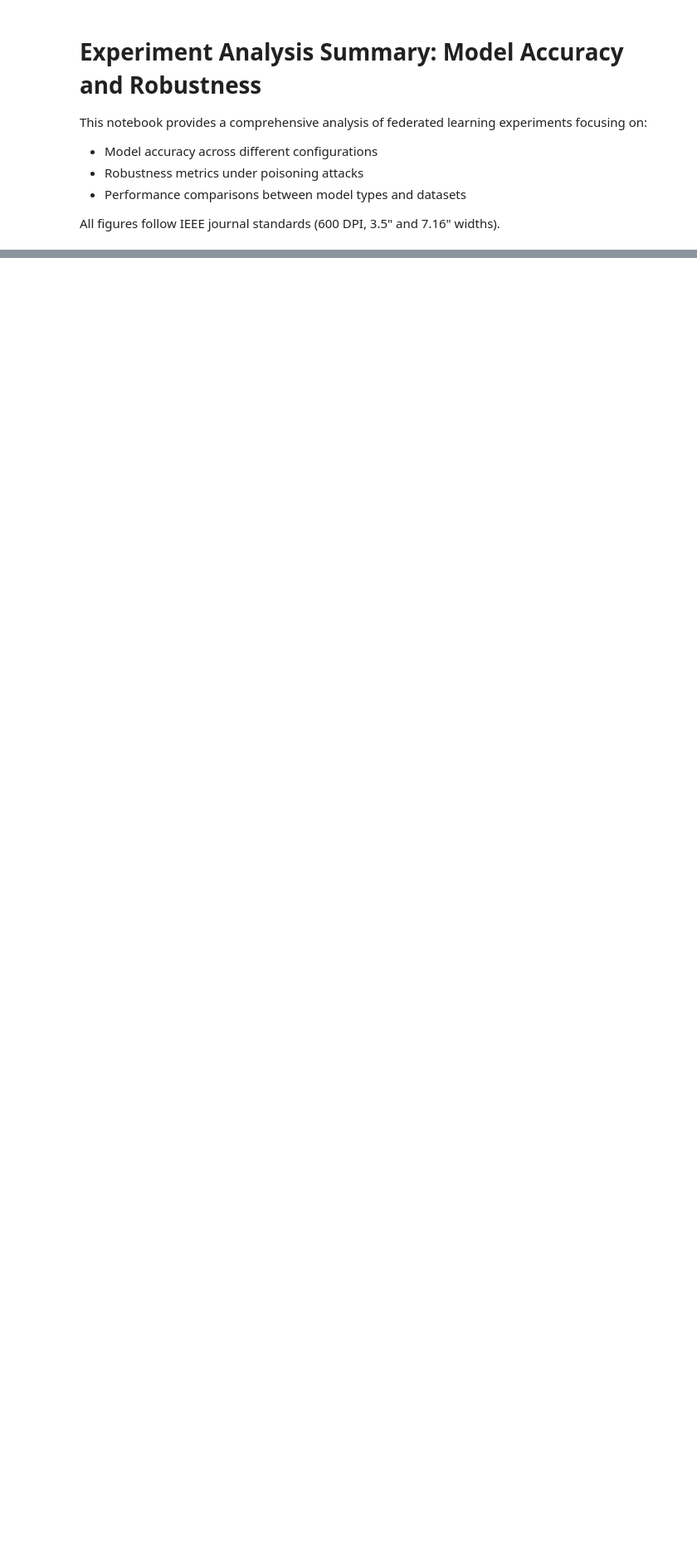
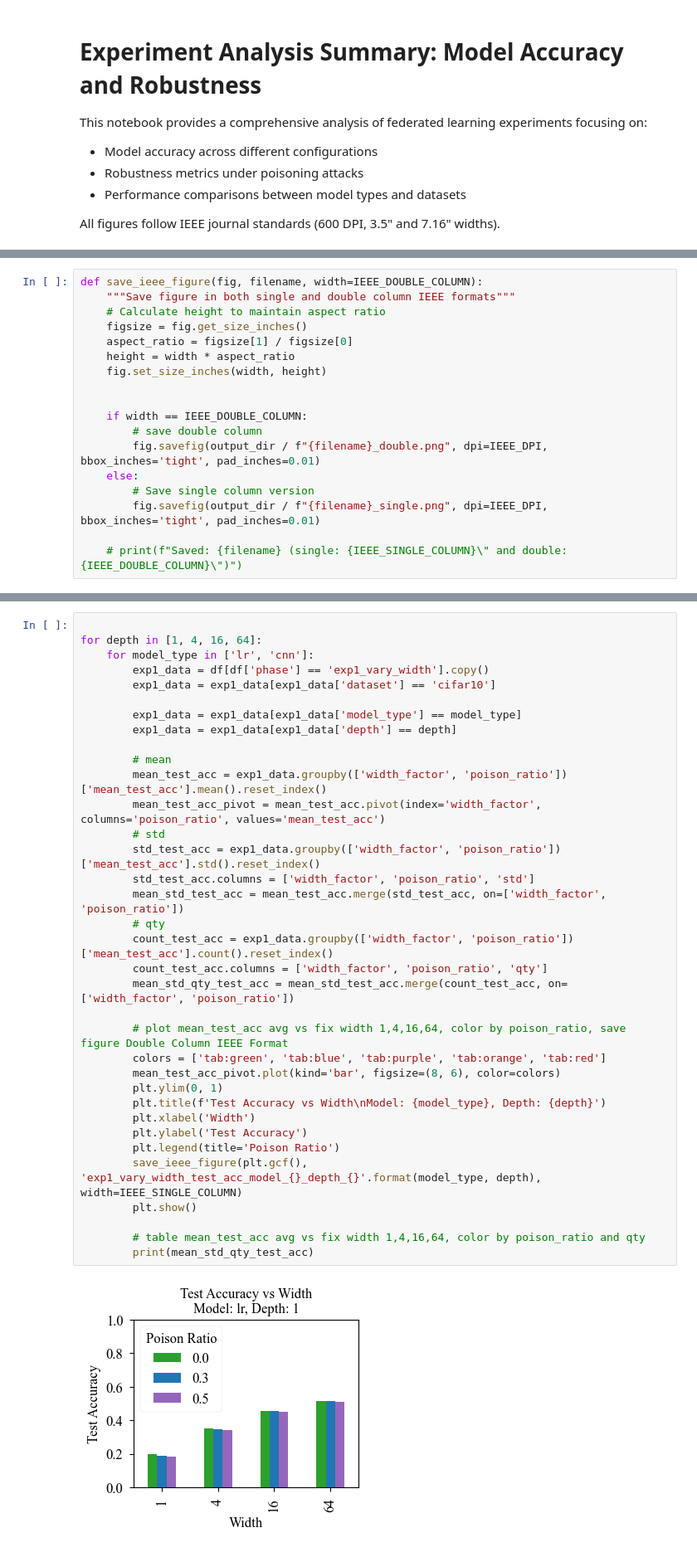
Before and after one commit to VitavatV/poisoning_attack_analysis, a Jupyter notebook: experiment_analysis_summary.ipynb, the cells around one changed output, grey strips where cells are left out. Shown at 83% size. Cells and saved outputs as stored; diff of their text form; blank space fills up the shorter version.

Commit message:
cifar10 analysis

```diff
--- a/experiment_analysis_summary.ipynb
+++ b/experiment_analysis_summary.ipynb
@@ -569,0 +85,18 @@ All figures are saved in IEEE journal-compliant format (600 DPI, appropriate col
+# %%
+def save_ieee_figure(fig, filename, width=IEEE_DOUBLE_COLUMN):
+    """Save figure in both single and double column IEEE formats"""
+    # Calculate height to maintain aspect ratio
+    figsize = fig.get_size_inches()
+    aspect_ratio = figsize[1] / figsize[0]
+    height = width * aspect_ratio
+    fig.set_size_inches(width, height)
+
+
+    if width == IEEE_DOUBLE_COLUMN:
+        # save double column
+        fig.savefig(output_dir / f"{filename}_double.png", dpi=IEEE_DPI, bbox_inches='tight', pad_inches=0.01)
+    else:
+        # Save single column version
+        fig.savefig(output_dir / f"{filename}_single.png", dpi=IEEE_DPI, bbox_inches='tight', pad_inches=0.01)
+
+    # print(f"Saved: {filename} (single: {IEEE_SINGLE_COLUMN}\" and double: {IEEE_DOUBLE_COLUMN}\")")
@@ -569,0 +107,37 @@ All figures are saved in IEEE journal-compliant format (600 DPI, appropriate col
+# %%
+
+for depth in [1, 4, 16, 64]:
+    for model_type in ['lr', 'cnn']:
+        exp1_data = df[df['phase'] == 'exp1_vary_width'].copy()
+        exp1_data = exp1_data[exp1_data['dataset'] == 'cifar10']
+
+        exp1_data = exp1_data[exp1_data['model_type'] == model_type]
+        exp1_data = exp1_data[exp1_data['depth'] == depth]
+
+        # mean
+        mean_test_acc = exp1_data.groupby(['width_factor', 'poison_ratio'])['mean_test_acc'].mean().reset_index()
+        mean_test_acc_pivot = mean_test_acc.pivot(index='width_factor', columns='poison_ratio', values='mean_test_acc')
+        # std
+        std_test_acc = exp1_data.groupby(['width_factor', 'poison_ratio'])['mean_test_acc'].std().reset_index()
+        std_test_acc.columns = ['width_factor', 'poison_ratio', 'std']
+        mean_std_test_acc = mean_test_acc.merge(std_test_acc, on=['width_factor', 'poison_ratio'])
+        # qty
+        count_test_acc = exp1_data.groupby(['width_factor', 'poison_ratio'])['mean_test_acc'].count().reset_index()
+        count_test_acc.columns = ['width_factor', 'poison_ratio', 'qty']
+        mean_std_qty_test_acc = mean_std_test_acc.merge(count_test_acc, on=['width_factor', 'poison_ratio'])
+
+        # plot mean_test_acc avg vs fix width 1,4,16,64, color by poison_ratio, save figure Double Column IEEE Format
+        colors = ['tab:green', 'tab:blue', 'tab:purple', 'tab:orange', 'tab:red']
+        mean_test_acc_pivot.plot(kind='bar', figsize=(8, 6), color=colors)
+        plt.ylim(0, 1)
+        plt.title(f'Test Accuracy vs Width\nModel: {model_type}, Depth: {depth}')
+        plt.xlabel('Width')
+        plt.ylabel('Test Accuracy')
+        plt.legend(title='Poison Ratio')
+        save_ieee_figure(plt.gcf(), 'exp1_vary_width_test_acc_model_{}_depth_{}'.format(model_type, depth), width=IEEE_SINGLE_COLUMN)
+        plt.show()
+
+        # table mean_test_acc avg vs fix width 1,4,16,64, color by poison_ratio and qty
+        print(mean_std_qty_test_acc)
+# %% [output]
+[figure, added]
```
Also changed, not shown: parts of 39 cells of this notebook, 1 other file.
